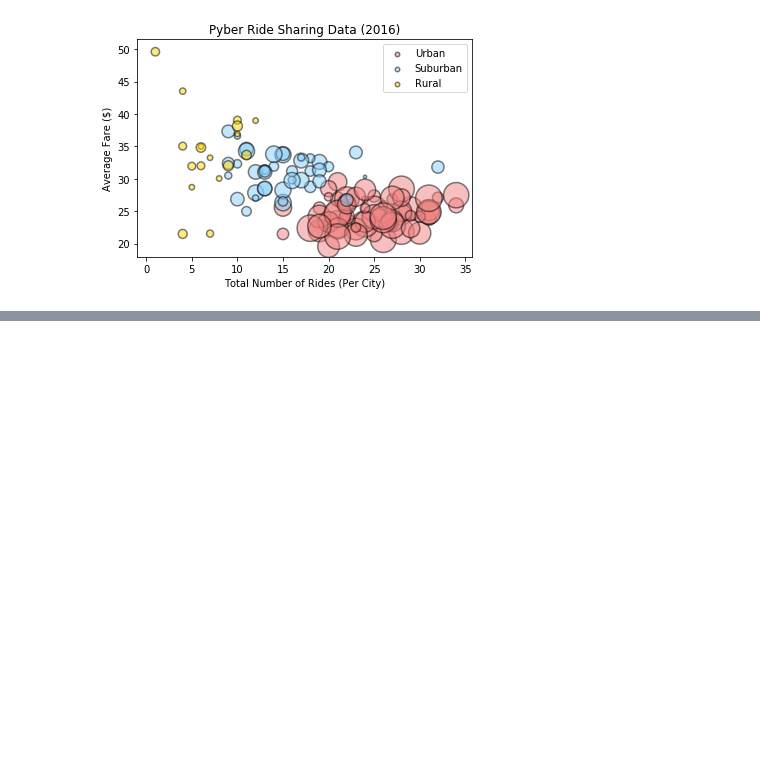
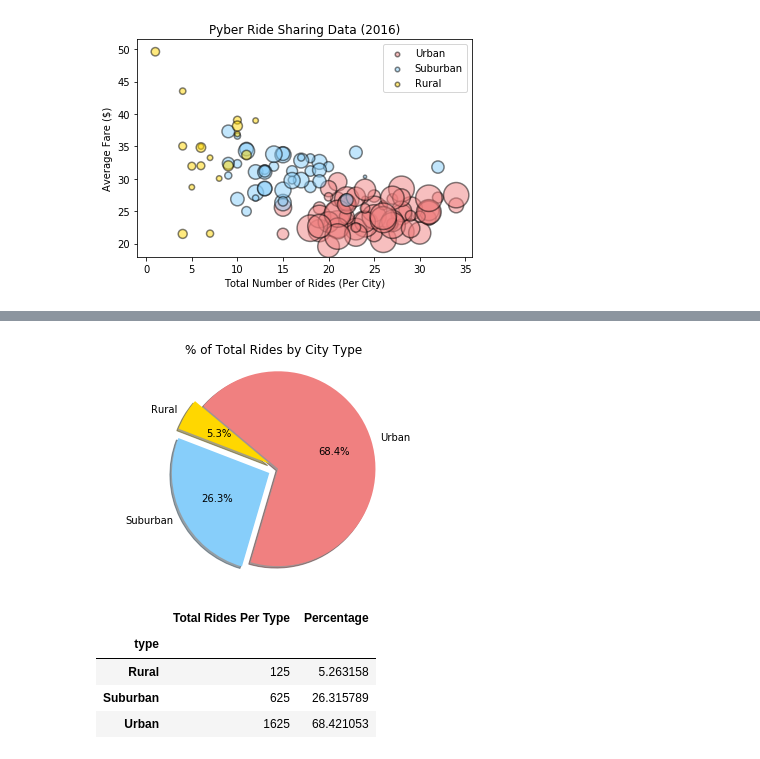
Before and after one commit to aizzakatrina/matplotlib-Pyber, a Jupyter notebook: main.ipynb, the cells around one changed output, grey strips where cells are left out. Drawn from its saved outputs; the diff is of its cells as text; code cells hidden in the pictures; blank space fills up the shorter version.

```diff
--- a/main.ipynb
+++ b/main.ipynb
@@ -111,0 +146,38 @@ plt.show()
+# %%
+# % of Total Rides by City Type
+
+# Calculate total rides per city type
+total_rides_all = group_type['ride_id'].nunique()
+total_rides_df = pd.DataFrame({'Total Rides Per Type': total_rides_all})
+
+# Calculate percent of each city type
+percent_r_per_type = total_rides_df['Total Rides Per Type'] / total_rides_df['Total Rides Per Type'].sum() * 100
+percentages_rides_df = pd.DataFrame({'Percentage': percent_r_per_type})
+
+# Summarize
+percent_rides_type = pd.merge(total_rides_df, percentages_rides_df, right_index=True, left_index=True)
+
+percent_r_rural = percent_rides_type.iloc[0][1]
+percent_r_suburban = percent_rides_type.iloc[1][1]
+percent_r_urban = percent_rides_type.iloc[2][1]
+
+# User bar chart
+rexplode = [0.1, 0.1, 0]
+rlabels = ['Rural', 'Suburban', 'Urban']
+percents_rides = [percent_r_rural, percent_r_suburban, percent_r_urban]
+rcolors = ['gold', 'lightskyblue', 'lightcoral']
+
+plt.pie(percents_rides, labels=rlabels, colors=rcolors, explode=rexplode,
+        autopct="{0:1.1f}%".format, shadow=True, startangle=140)
+plt.title('% of Total Rides by City Type')
+plt.axis("equal")
+
+plt.show()
+percent_rides_type.head()
+# %% [output]
+[figure, added]
+|  | Total Rides Per Type | Percentage |
+| type |  |  |
+| Rural | 125 | 5.263158 |
+| Suburban | 625 | 26.315789 |
+| Urban | 1625 | 68.421053 |
```
Also changed, not shown: parts of 5 cells of this notebook, 1 other file.
